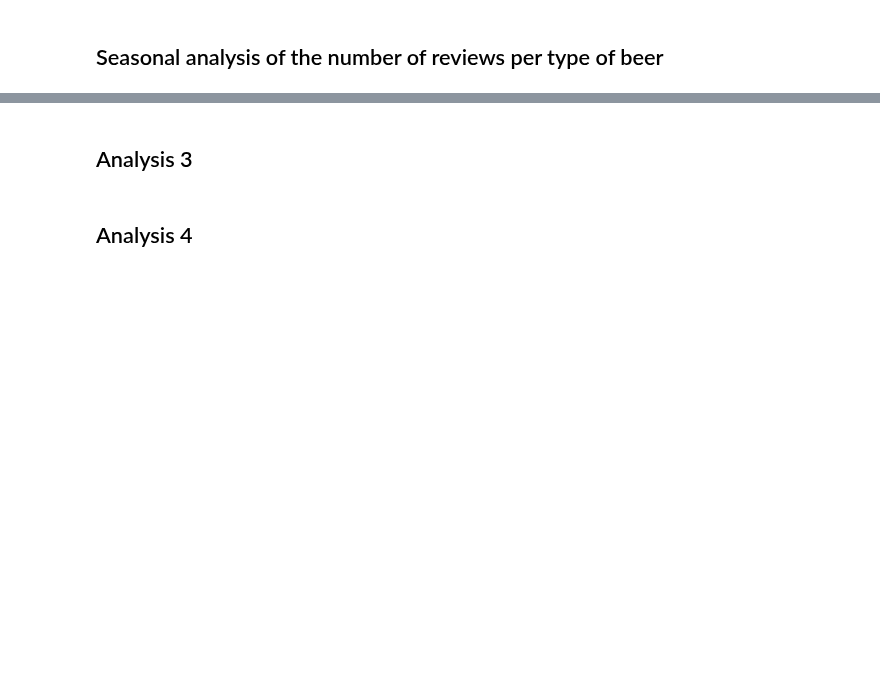
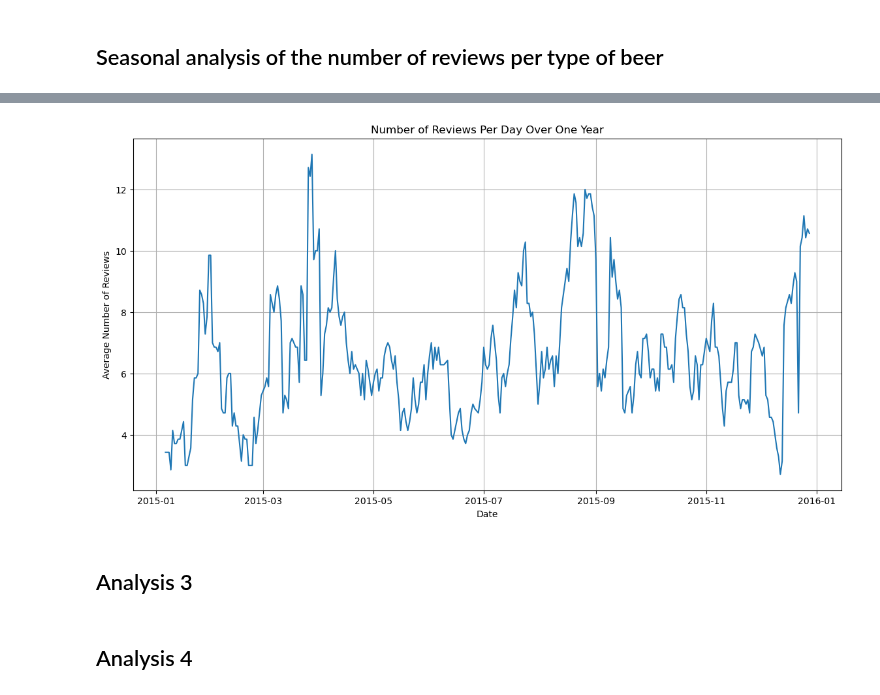
Before and after one commit to epfl-ada/ada-2023-project-dada, a Jupyter notebook: main.ipynb, the cells around one changed output, grey strips where cells are left out. Saved outputs shown, nothing was run; the diff lists cells and outputs as text; code cells hidden in the pictures; blank space fills up the shorter version.

```diff
--- a/main.ipynb
+++ b/main.ipynb
@@ -62,3 +121,15 @@ for beertype in types:
+# %%
+german_users= ratings_BA[ratings_BA["user_id"].isin(users_BA[users_BA['location']=='Germany']['user_id'])]
+#german_beers['date'] = pd.to_datetime(german_beers['date'], unit='s')
+
+# Filter out dates to ensure we only have one year of data, if necessary
+start_date = "2015-01-1"  # start date in the example given (20th August 2015)
+end_date = "2016-01-1"    # end date, one year later
+
+german_users_WW = german_users[(german_users['date'] >= start_date) & (german_users['date'] <= end_date)]
+plot_rolling(german_users_WW, 7)
+# %% [output]
+[figure, added]
 # %% [markdown]
 ## Analysis 3
 # %% [markdown]
```
Also changed, not shown: parts of 6 cells of this notebook.
